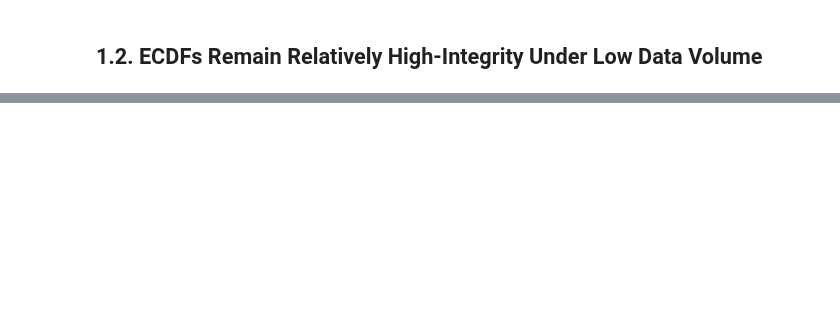
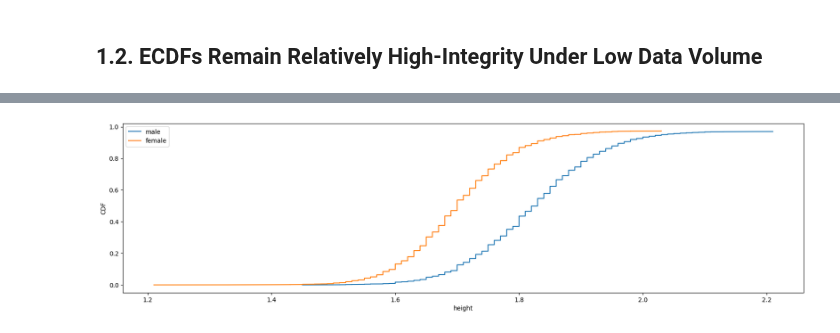
Before and after one commit to bfeif/personal-website, a Jupyter notebook: code/notebooks/why-i-always-use-cdfs.ipynb, the cells around one changed output, grey strips where cells are left out. Cells and saved outputs as stored; diff of their text form; code cells hidden in the pictures; blank space fills up the shorter version.

```diff
--- a/code/notebooks/why-i-always-use-cdfs.ipynb
+++ b/code/notebooks/why-i-always-use-cdfs.ipynb
@@ -259,0 +256,12 @@ plt.show()
+# %%
+fig, axs = plt.subplots(1, 1, figsize=(20, 5))
+for sex in athlete_df.sex.unique():
+    x = athlete_df[athlete_df.sex==sex].height.sort_values()
+    y = np.linspace(0, 1, len(x))
+    plt.plot(x, y, label=sex)
+plt.xlabel('height')
+plt.ylabel('CDF')
+plt.legend()
+plt.savefig(os.path.join(images_dir, "athlete-height-ecdf.png"))
+# %% [output]
+[figure, added]
```
Also changed, not shown: parts of 21 cells of this notebook, 12 other files.
